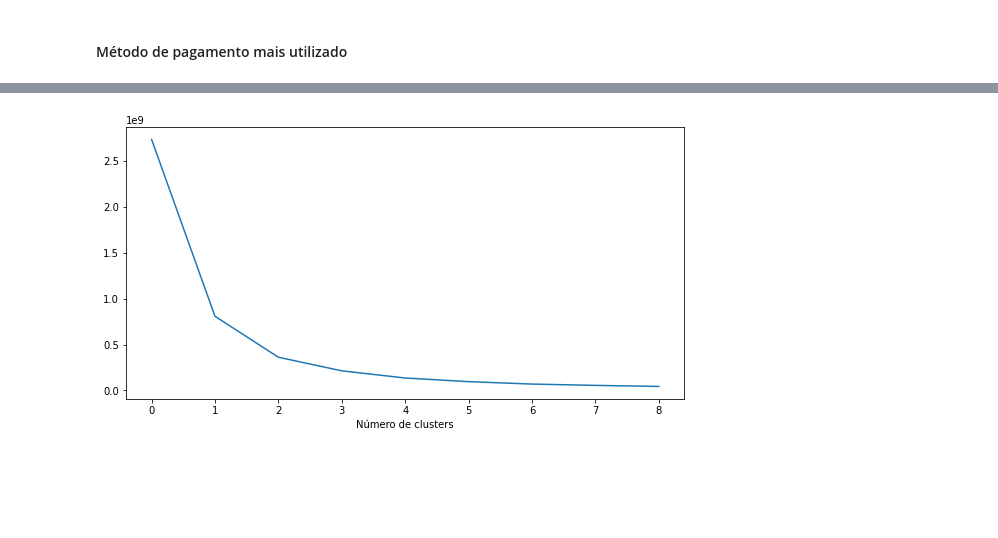
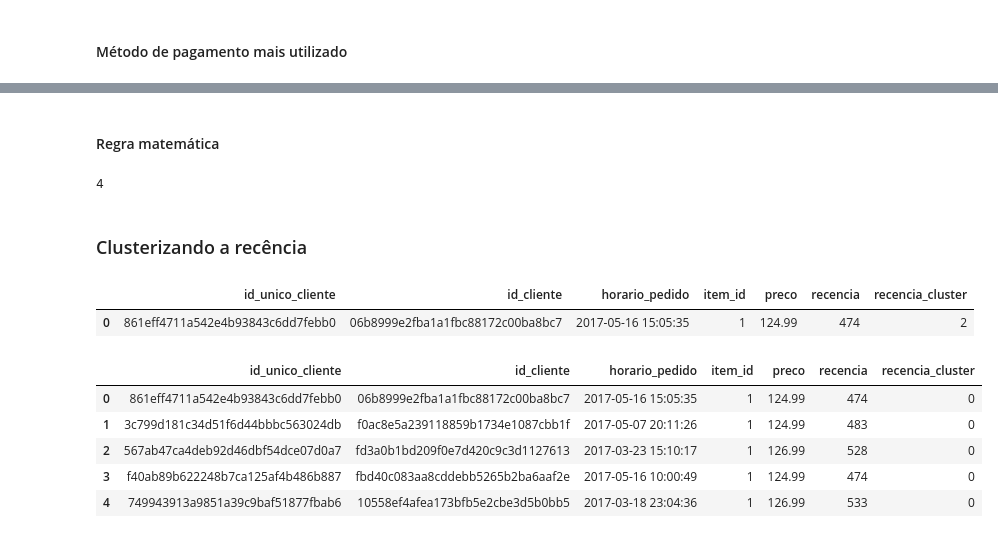
Before and after one commit to LilianeAquino/notebooks_cursos_alura, a Jupyter notebook: Clusterização de dados: Segmentação de clientes/clusterização_segmentação_clientes.ipynb, the cells around one changed output, grey strips where cells are left out. Cells and saved outputs as stored; diff of their text form; code cells hidden in the pictures; blank space fills up the shorter version.

```diff
--- a/Clusterização de dados: Segmentação de clientes/clusterização_segmentação_clientes.ipynb
+++ b/Clusterização de dados: Segmentação de clientes/clusterização_segmentação_clientes.ipynb
@@ -139,7 +133,33 @@ soma_quadrados = calcular_wcss(df_recencia)
-# %%
-plt.figure(figsize=(10, 5))
-plt.plot(soma_quadrados)
-plt.xlabel('Número de clusters')
-plt.show()
-# %% [output]
-[figure, removed]
+# %% [markdown]
+#### Regra matemática
+# %%
+import math
+
+def numero_otimo_clusters(wcss):
+    x1, y1 = 2, wcss[0]
+    x2, y2 = 20, wcss[len(wcss) - 1]
+    distancia = []
+
+    for i in range(len(wcss)):
+        x0 = i + 2
+        y0 = wcss[i]
+        numerador = abs((y2-y1)*x0 - (x2-x1)*y0 + x2*y1 - y2*x1)
+        denominador = math.sqrt((y2-y1)**2 + (x2-x1)**2)
+        distancia.append(numerador/denominador)
+    return distancia.index(max(distancia)) + 2
+
+
+
+n = numero_otimo_clusters(soma_quadrados)
+print(n)
+# %% [output]
+4
+# %% [markdown]
+### Clusterizando a recência
+# %%
+kmeans = KMeans(n_clusters=4)
+df_usuario['recencia_cluster'] = kmeans.fit_predict(df_recencia)
+df_usuario.head(1)
+# %% [output]
+|  | id_unico_cliente | id_cliente | horario_pedido | item_id | preco | recencia | recencia_cluster |
+| 0 | 861eff4711a542e4b93843c6dd7febb0 | 06b8999e2fba1a1fbc88172c00ba8bc7 | 2017-05-16 15:05:35 | 1 | 124.99 | 474 | 2 |
@@ -145,0 +175,10 @@ plt.show()
+# %%
+df_usuario = ordenador_cluster('recencia_cluster', 'recencia', df_usuario)
+df_usuario.head()
+# %% [output]
+|  | id_unico_cliente | id_cliente | horario_pedido | item_id | preco | recencia | recencia_cluster |
+| 0 | 861eff4711a542e4b93843c6dd7febb0 | 06b8999e2fba1a1fbc88172c00ba8bc7 | 2017-05-16 15:05:35 | 1 | 124.99 | 474 | 0 |
+| 1 | 3c799d181c34d51f6d44bbbc563024db | f0ac8e5a239118859b1734e1087cbb1f | 2017-05-07 20:11:26 | 1 | 124.99 | 483 | 0 |
+| 2 | 567ab47ca4deb92d46dbf54dce07d0a7 | fd3a0b1bd209f0e7d420c9c3d1127613 | 2017-03-23 15:10:17 | 1 | 126.99 | 528 | 0 |
+| 3 | f40ab89b622248b7ca125af4b486b887 | fbd40c083aa8cddebb5265b2ba6aaf2e | 2017-05-16 10:00:49 | 1 | 124.99 | 474 | 0 |
+| 4 | 749943913a9851a39c9baf51877fbab6 | 10558ef4afea173bfb5e2cbe3d5b0bb5 | 2017-03-18 23:04:36 | 1 | 126.99 | 533 | 0 |
```
Also changed, not shown: parts of 18 cells of this notebook.
